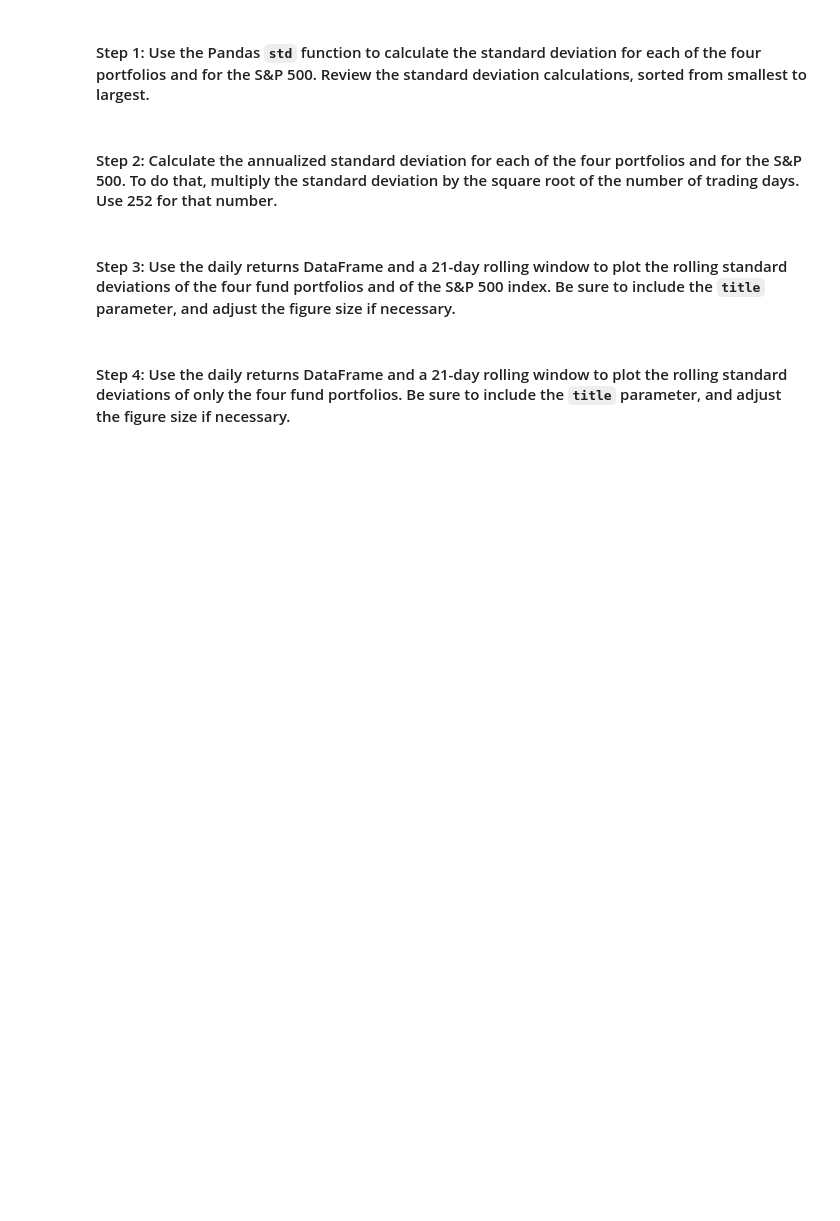
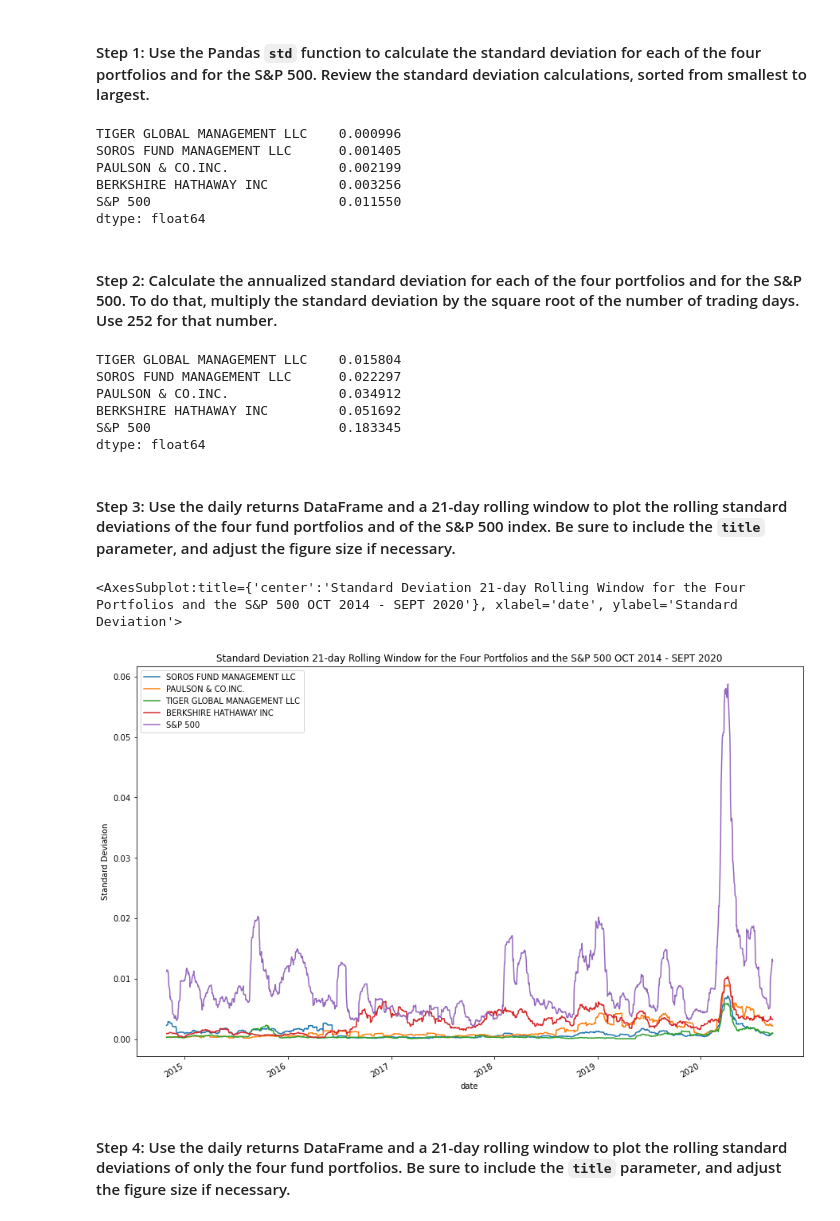
Before and after one commit to jpweldon/Module_4_Challenge, a Jupyter notebook: risk_return_analysis.ipynb, the cells around one changed output. Cells and saved outputs as stored; diff of their text form; code cells hidden in the pictures; blank space fills up the shorter version.

```diff
--- a/risk_return_analysis.ipynb
+++ b/risk_return_analysis.ipynb
@@ -279,20 +282,41 @@ Evaluate the risk profile of each portfolio by using the standard deviation and
 # %%
 # Calculate and sort the standard deviation for all 4 portfolios and the S&P 500
 # Review the standard deviations sorted smallest to largest
-# YOUR CODE HERE
+daily_returns_std_deviation = daily_returns.std()
+daily_returns_std_deviation_sorted = daily_returns_std_deviation.sort_values()
+daily_returns_std_deviation_sorted
+# %% [output]
+TIGER GLOBAL MANAGEMENT LLC    0.000996
+SOROS FUND MANAGEMENT LLC      0.001405
+PAULSON & CO.INC.              0.002199
+BERKSHIRE HATHAWAY INC         0.003256
+S&P 500                        0.011550
+dtype: float64
 # %% [markdown]
 #### Step 2: Calculate the annualized standard deviation for each of the four portfolios and for the S&P 500. To do that, multiply the standard deviation by the square root of the number of trading days. Use 252 for that number.
 # %%
 # Calculate and sort the annualized standard deviation (252 trading days) of the 4 portfolios and the S&P 500
 # Review the annual standard deviations smallest to largest
-# YOUR CODE HERE
+annualized_std_deviation = daily_returns_std_deviation * np.sqrt(252)
+annualized_std_deviation_sorted = annualized_std_deviation.sort_values()
+annualized_std_deviation_sorted
+# %% [output]
+TIGER GLOBAL MANAGEMENT LLC    0.015804
+SOROS FUND MANAGEMENT LLC      0.022297
+PAULSON & CO.INC.              0.034912
+BERKSHIRE HATHAWAY INC         0.051692
+S&P 500                        0.183345
+dtype: float64
 # %% [markdown]
 #### Step 3: Use the daily returns DataFrame and a 21-day rolling window to plot the rolling standard deviations of the four fund portfolios and of the S&P 500 index. Be sure to include the `title` parameter, and adjust the figure size if necessary.
 # %%
 # Using the daily returns DataFrame and a 21-day rolling window,
 # plot the rolling standard deviation of the 4 portfolios and the S&P 500
 # Include a title parameter and adjust the figure size
-# YOUR CODE HERE
+daily_returns.rolling(21).std().plot(figsize=(15,10), title='Standard Deviation 21-day Rolling Window for the Four Portfolios and the S&P 500 OCT 2014 - SEPT 2020', ylabel='Standard Deviation')
+# %% [output]
+<AxesSubplot:title={'center':'Standard Deviation 21-day Rolling Window for the Four Portfolios and the S&P 500 OCT 2014 - SEPT 2020'}, xlabel='date', ylabel='Standard Deviation'>
+[figure, added]
 # %% [markdown]
 #### Step 4: Use the daily returns DataFrame and a 21-day rolling window to plot the rolling standard deviations of only the four fund portfolios. Be sure to include the `title` parameter, and adjust the figure size if necessary.
 # %%
```
Also changed, not shown: parts of 5 cells of this notebook, 1 other file.
